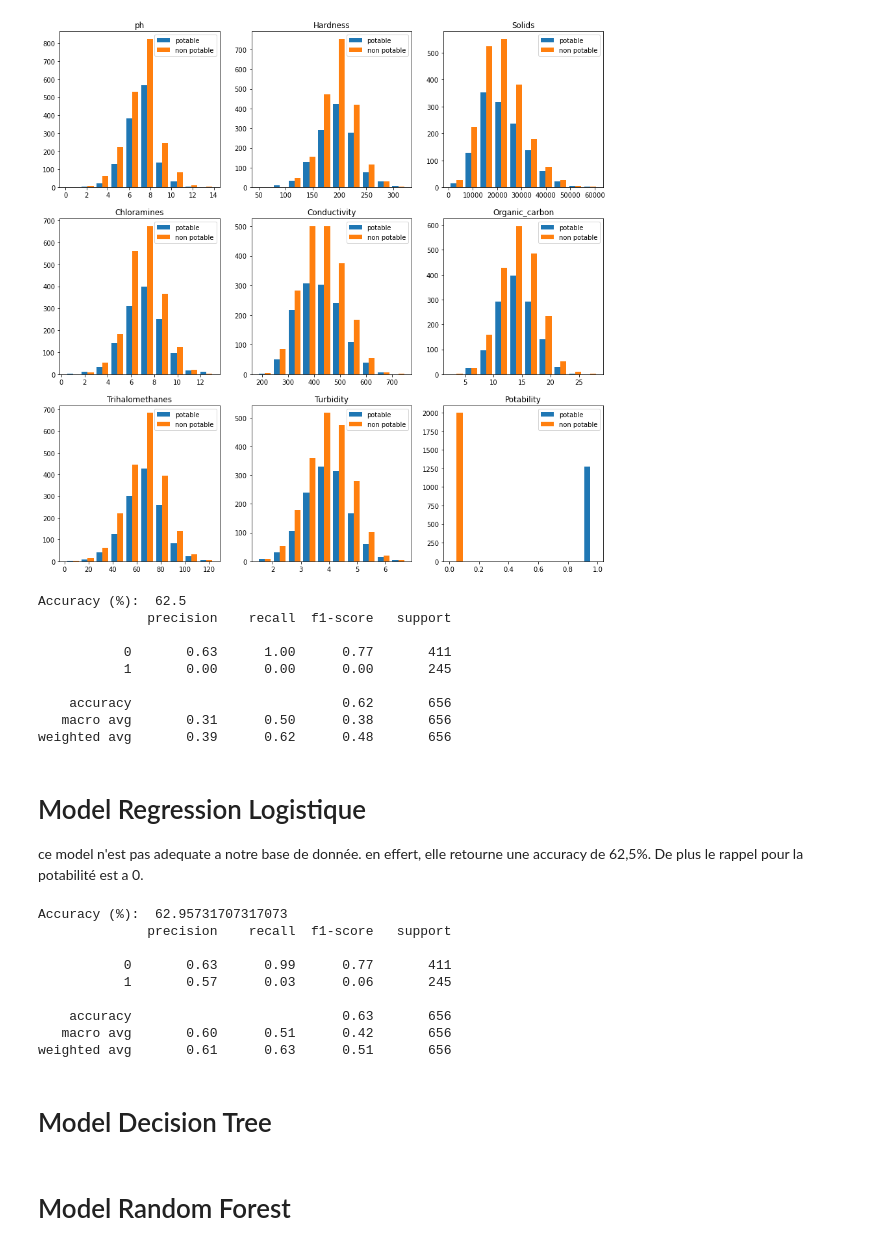
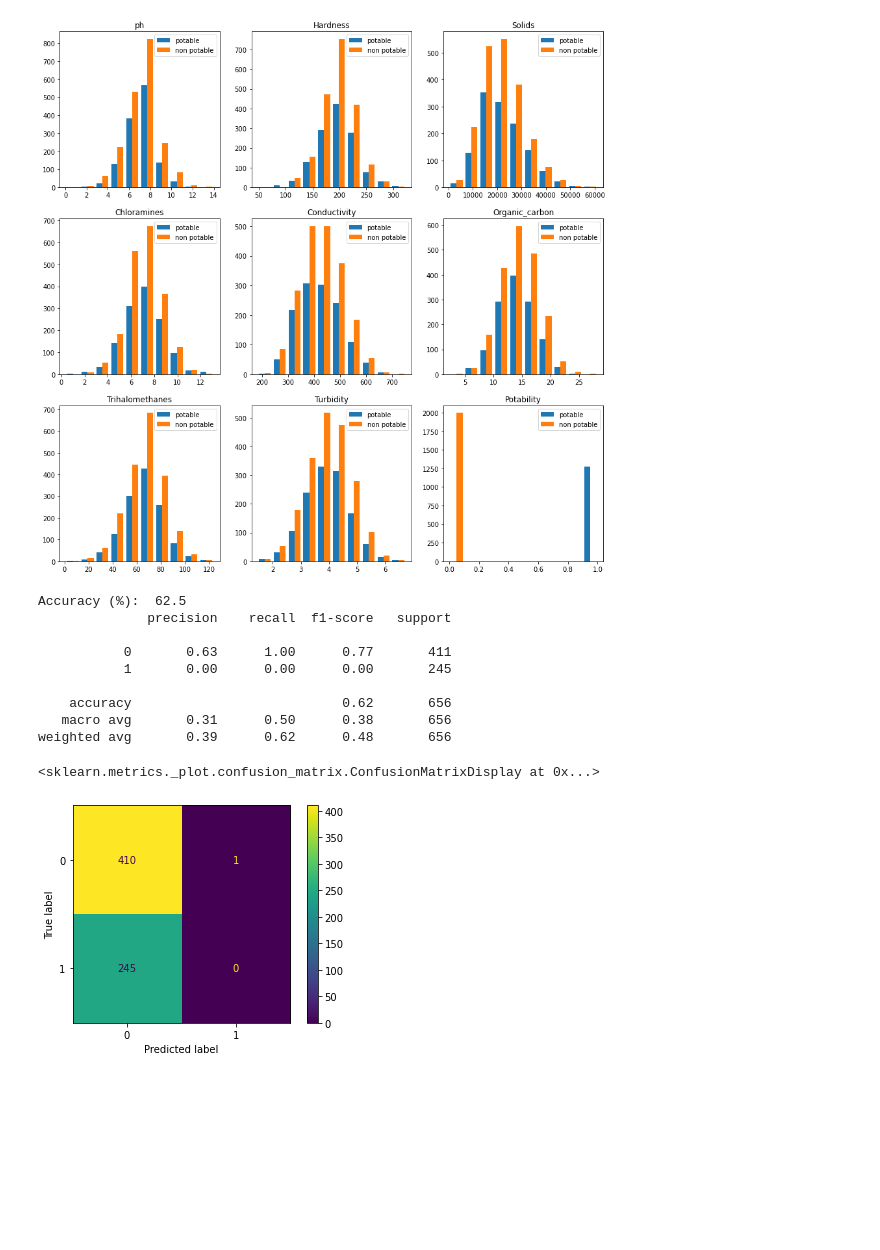
Before and after one commit to sebastien-salien/DATA_exoplanete, a Jupyter notebook: WaterQuality.ipynb, the cells around one changed output. Saved outputs shown, nothing was run; the diff lists cells and outputs as text; code cells hidden in the pictures; blank space fills up the shorter version.

Commit message:
add confusion matrice

```diff
--- a/WaterQuality.ipynb
+++ b/WaterQuality.ipynb
@@ -187,46 +187,24 @@ target = data['Potability']
 # %%
 X_train, X_test, y_train, y_test = train_test_split(data_r, target, test_size = 0.2,random_state=44)
 # %%
-clf = linear_model.LogisticRegression()
-clf.fit(X_train, y_train)
-y_pred = clf.predict(X_test)
+lreg = linear_model.LogisticRegression()
+lreg.fit(X_train, y_train)
+y_pred = lreg.predict(X_test)
 accuracy = accuracy_score(y_test,y_pred)
+cm = confusion_matrix(y_test, y_pred)
 
 print('Accuracy (%): ', accuracy * 100)
 print(classification_report(y_test,y_pred))
+plot_confusion_matrix(lreg, X_test, y_test)
 # %% [output]
 Accuracy (%):  62.5
               precision    recall  f1-score   support
 
            0       0.63      1.00      0.77       411
            1       0.00      0.00      0.00       245
 
     accuracy                           0.62       656
    macro avg       0.31      0.50      0.38       656
 weighted avg       0.39      0.62      0.48       656
+<sklearn.metrics._plot.confusion_matrix.ConfusionMatrixDisplay at 0x...>
+[figure, added]
-# %% [markdown]
-# Model Regression Logistique
-
-ce model n'est pas adequate a notre base de donnée. en effert, elle retourne une accuracy de 62,5%. De plus le rappel pour la potabilité est a 0.
-# %%
-from sklearn.tree import DecisionTreeClassifier
-
-dtc = DecisionTreeClassifier(max_depth = 3)
-dtc.fit(X_train, y_train)
-y_pred = dtc.predict(X_test)
-accuracy = accuracy_score(y_test,y_pred)
-
-print('Accuracy (%): ', accuracy * 100)
-print(classification_report(y_test,y_pred))
-# %% [output]
-Accuracy (%):  62.95731707317073
-              precision    recall  f1-score   support
-
-           0       0.63      0.99      0.77       411
-           1       0.57      0.03      0.06       245
-
-    accuracy                           0.63       656
-   macro avg       0.60      0.51      0.42       656
-weighted avg       0.61      0.63      0.51       656
-# %% [markdown]
-# Model Decision Tree
@@ -243,2 +210,0 @@ print(classification_report(y_test,y_pred))
-# %% [markdown]
-# Model Random Forest
```
Also changed, not shown: parts of 7 cells of this notebook.
